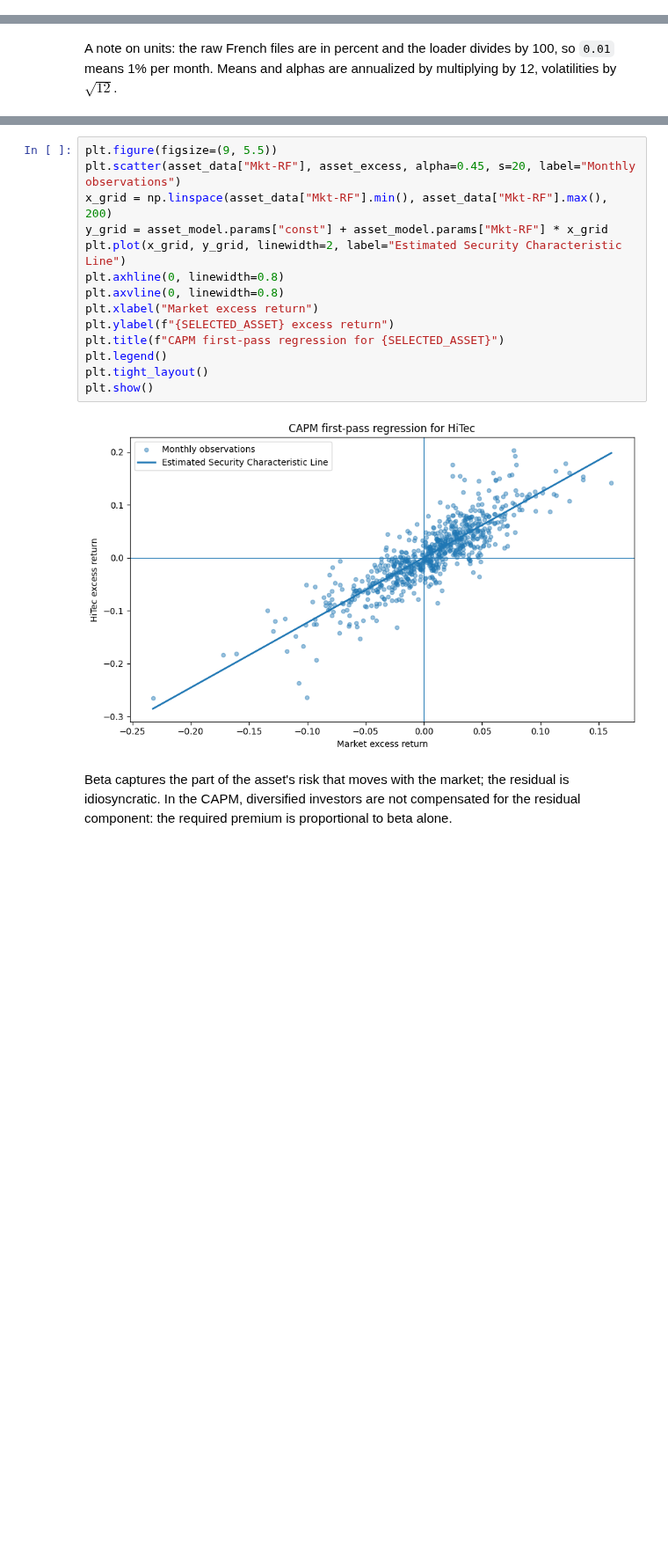
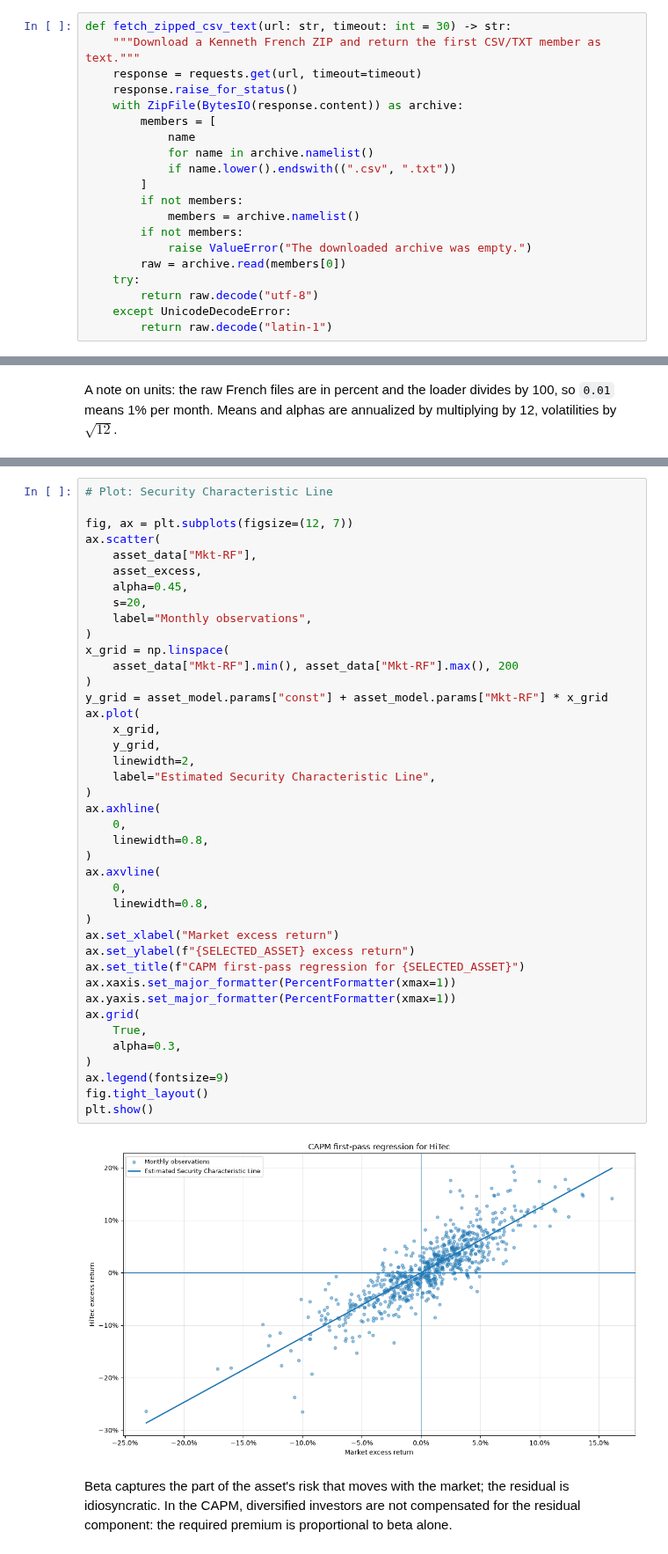
Before and after one commit to grandananas/FinancialPrinciples, a Jupyter notebook: CAPM_FamaFrench_Practice.ipynb, the cells around one changed output, grey strips where cells are left out. Shown at 88% size. Saved outputs shown, nothing was run; the diff lists cells and outputs as text; blank space fills up the shorter version.

```diff
--- a/CAPM_FamaFrench_Practice.ipynb
+++ b/CAPM_FamaFrench_Practice.ipynb
@@ -162,0 +144,20 @@ def find_local_file(filename: str) -> Path | None:
+# %%
+def fetch_zipped_csv_text(url: str, timeout: int = 30) -> str:
+    """Download a Kenneth French ZIP and return the first CSV/TXT member as text."""
+    response = requests.get(url, timeout=timeout)
+    response.raise_for_status()
+    with ZipFile(BytesIO(response.content)) as archive:
+        members = [
+            name
+            for name in archive.namelist()
+            if name.lower().endswith((".csv", ".txt"))
+        ]
+        if not members:
+            members = archive.namelist()
+        if not members:
+            raise ValueError("The downloaded archive was empty.")
+        raw = archive.read(members[0])
+    try:
+        return raw.decode("utf-8")
+    except UnicodeDecodeError:
+        return raw.decode("latin-1")
@@ -478,19 +564,46 @@ display(diagnostics.round(4))
 # %%
-plt.figure(figsize=(9, 5.5))
-plt.scatter(asset_data["Mkt-RF"], asset_excess, alpha=0.45, s=20, label="Monthly observations")
-x_grid = np.linspace(asset_data["Mkt-RF"].min(), asset_data["Mkt-RF"].max(), 200)
+# Plot: Security Characteristic Line
+
+fig, ax = plt.subplots(figsize=(12, 7))
+ax.scatter(
+    asset_data["Mkt-RF"],
+    asset_excess,
+    alpha=0.45,
+    s=20,
+    label="Monthly observations",
+)
+x_grid = np.linspace(
+    asset_data["Mkt-RF"].min(), asset_data["Mkt-RF"].max(), 200
+)
 y_grid = asset_model.params["const"] + asset_model.params["Mkt-RF"] * x_grid
-plt.plot(x_grid, y_grid, linewidth=2, label="Estimated Security Characteristic Line")
-plt.axhline(0, linewidth=0.8)
-plt.axvline(0, linewidth=0.8)
-plt.xlabel("Market excess return")
-plt.ylabel(f"{SELECTED_ASSET} excess return")
-plt.title(f"CAPM first-pass regression for {SELECTED_ASSET}")
-plt.legend()
-plt.tight_layout()
+ax.plot(
+    x_grid,
+    y_grid,
+    linewidth=2,
+    label="Estimated Security Characteristic Line",
+)
+ax.axhline(
+    0,
+    linewidth=0.8,
+)
+ax.axvline(
+    0,
+    linewidth=0.8,
+)
+ax.set_xlabel("Market excess return")
+ax.set_ylabel(f"{SELECTED_ASSET} excess return")
+ax.set_title(f"CAPM first-pass regression for {SELECTED_ASSET}")
+ax.xaxis.set_major_formatter(PercentFormatter(xmax=1))
+ax.yaxis.set_major_formatter(PercentFormatter(xmax=1))
+ax.grid(
+    True,
+    alpha=0.3,
+)
+ax.legend(fontsize=9)
+fig.tight_layout()
 plt.show()
 # %% [output]
-[figure, old version]
+[figure, new version]
 # %% [markdown]
 Beta captures the part of the asset's risk that moves with the market; the residual is idiosyncratic. In the CAPM, diversified investors are not compensated for the residual component: the required premium is proportional to beta alone.
 # %% [markdown]
```
Also changed, not shown: parts of 139 cells of this notebook, 1 other file.
